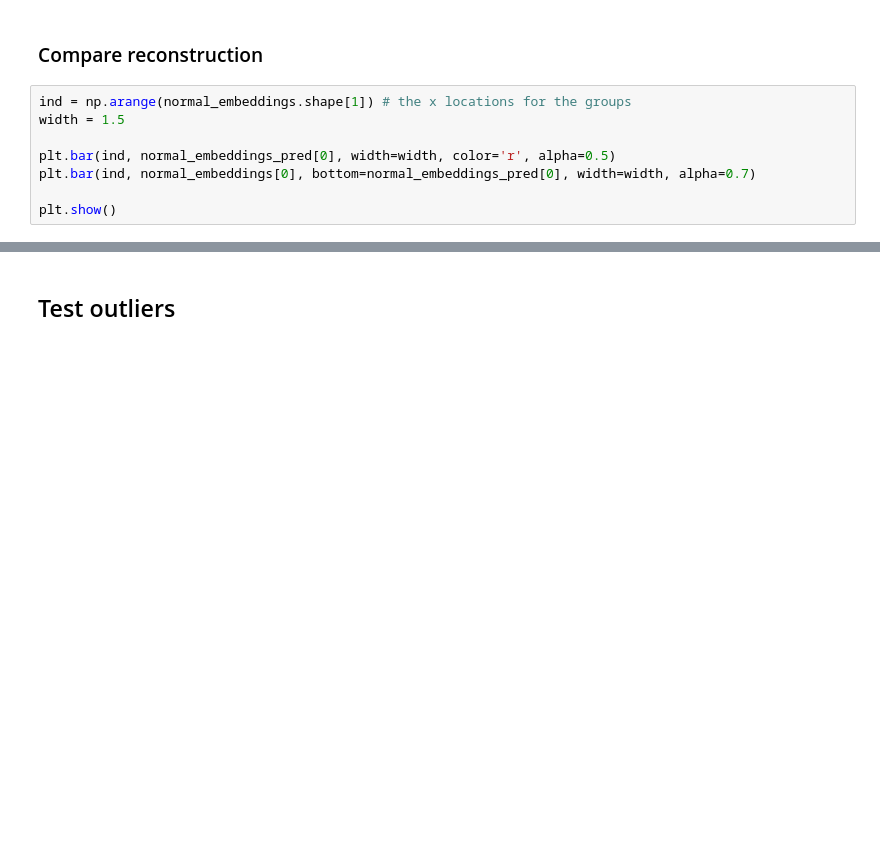
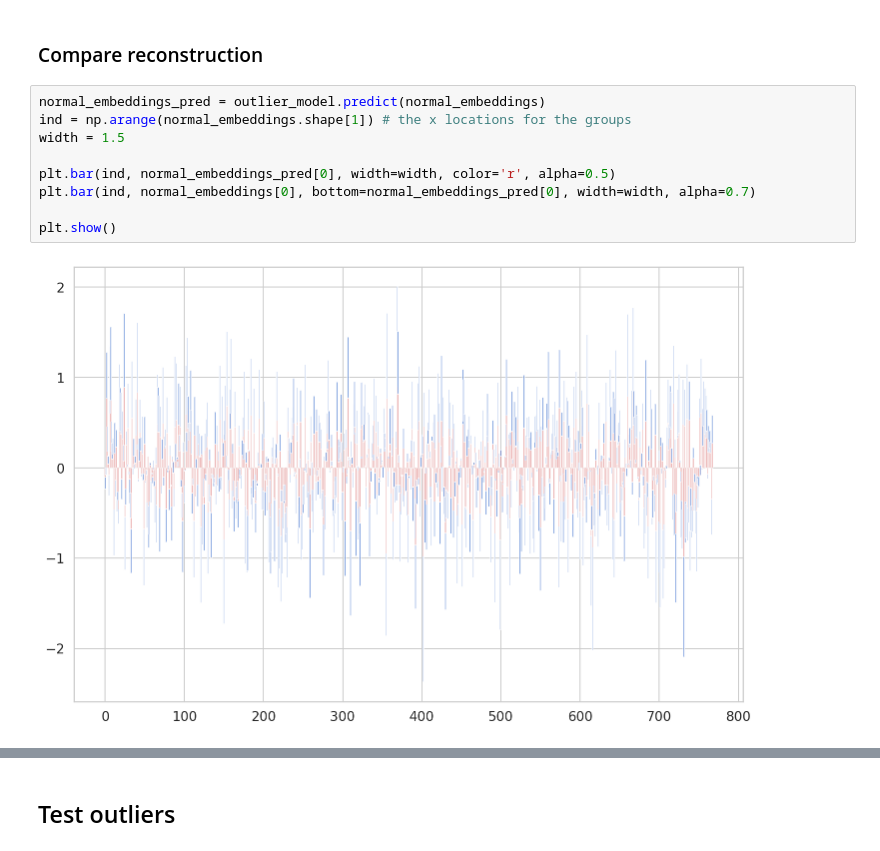
Before and after one commit to nemoware/suk, a Jupyter notebook: appeal_outlier_detection.ipynb, the cells around one changed output, grey strips where cells are left out. Drawn from its saved outputs; the diff is of its cells as text; blank space fills up the shorter version.

```diff
--- a/appeal_outlier_detection.ipynb
+++ b/appeal_outlier_detection.ipynb
@@ -582,13 +629,16 @@ x_df['Текст обращения'].tolist()
 # %% [markdown]
 ### Compare reconstruction
 # %%
+normal_embeddings_pred = outlier_model.predict(normal_embeddings)
 ind = np.arange(normal_embeddings.shape[1]) # the x locations for the groups
 width = 1.5
 
 plt.bar(ind, normal_embeddings_pred[0], width=width, color='r', alpha=0.5)
 plt.bar(ind, normal_embeddings[0], bottom=normal_embeddings_pred[0], width=width, alpha=0.7)
 
 plt.show()
+# %% [output]
+[figure, added]
 # %%
 # Checking how the first sequence is learnt
 
```
Also changed, not shown: parts of 25 cells of this notebook.
